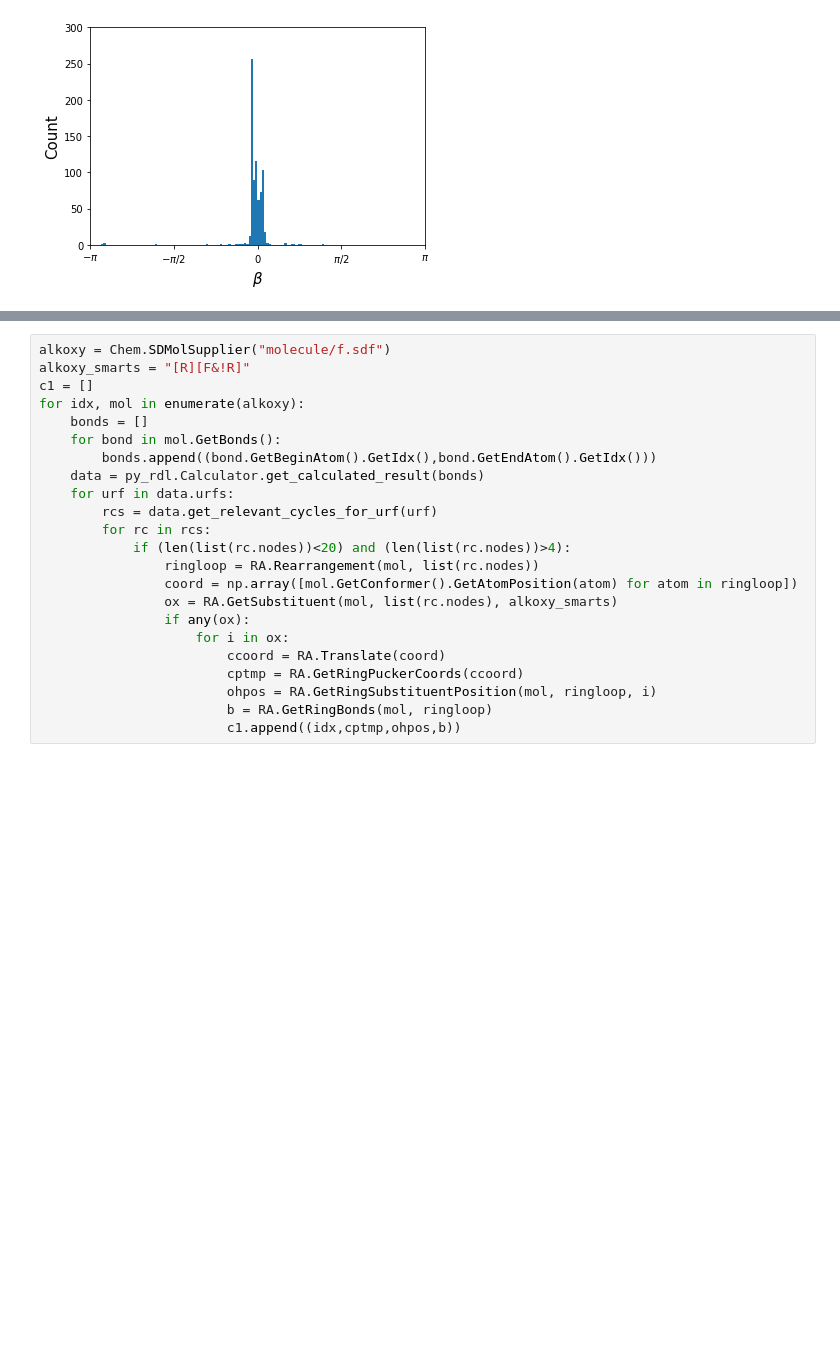
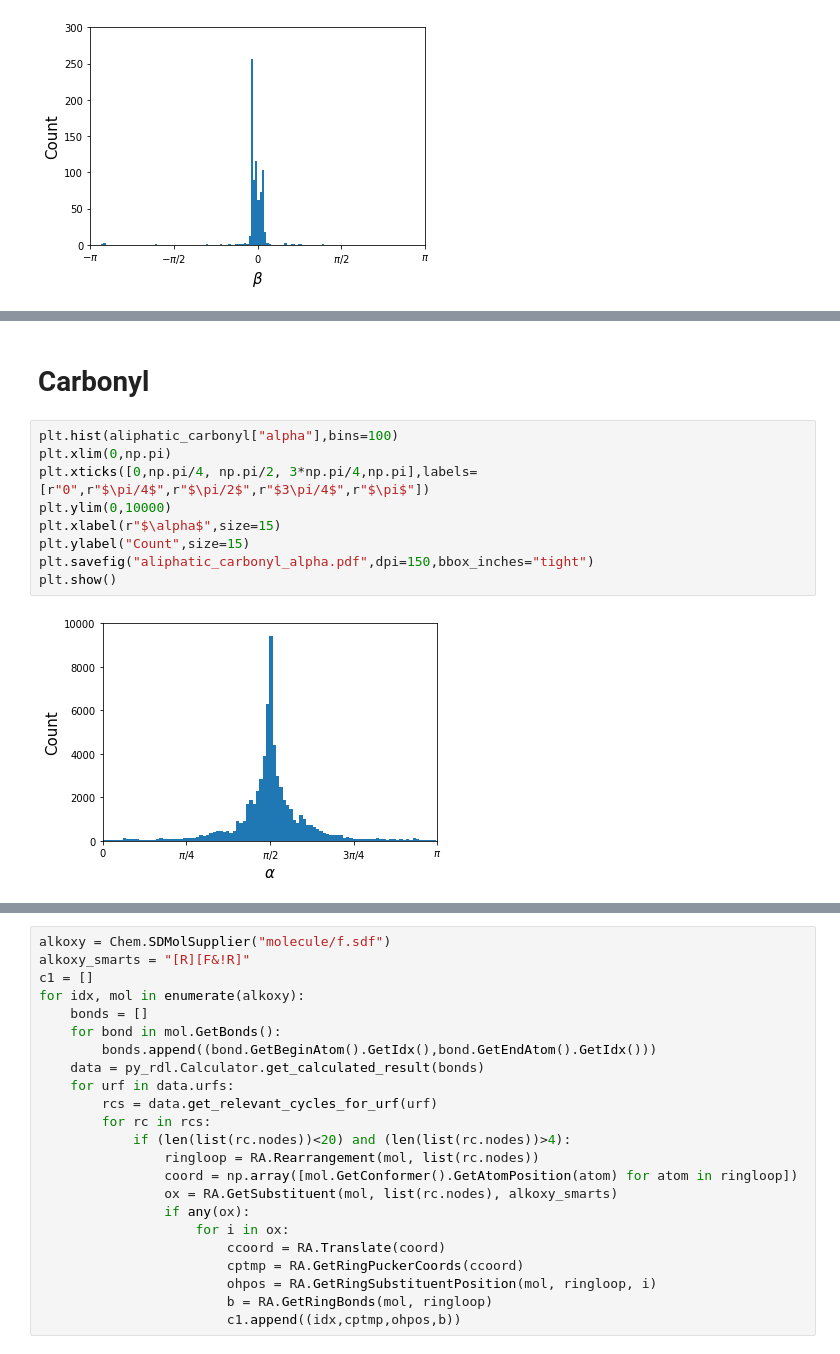
Before and after one commit to lucianlschan/RING, a Jupyter notebook: Macrocycle.ipynb, the cells around one changed output, grey strips where cells are left out. Drawn from its saved outputs; the diff is of its cells as text; blank space fills up the shorter version.

```diff
--- a/Macrocycle.ipynb
+++ b/Macrocycle.ipynb
@@ -500,0 +557,13 @@ plt.show()
+# %% [markdown]
+# Carbonyl
+# %%
+plt.hist(aliphatic_carbonyl["alpha"],bins=100)
+plt.xlim(0,np.pi)
+plt.xticks([0,np.pi/4, np.pi/2, 3*np.pi/4,np.pi],labels=[r"0",r"$\pi/4$",r"$\pi/2$",r"$3\pi/4$",r"$\pi$"])
+plt.ylim(0,10000)
+plt.xlabel(r"$\alpha$",size=15)
+plt.ylabel("Count",size=15)
+plt.savefig("aliphatic_carbonyl_alpha.pdf",dpi=150,bbox_inches="tight")
+plt.show()
+# %% [output]
+[figure, added]
```
Also changed, not shown: parts of 17 cells of this notebook, 16 other files.
